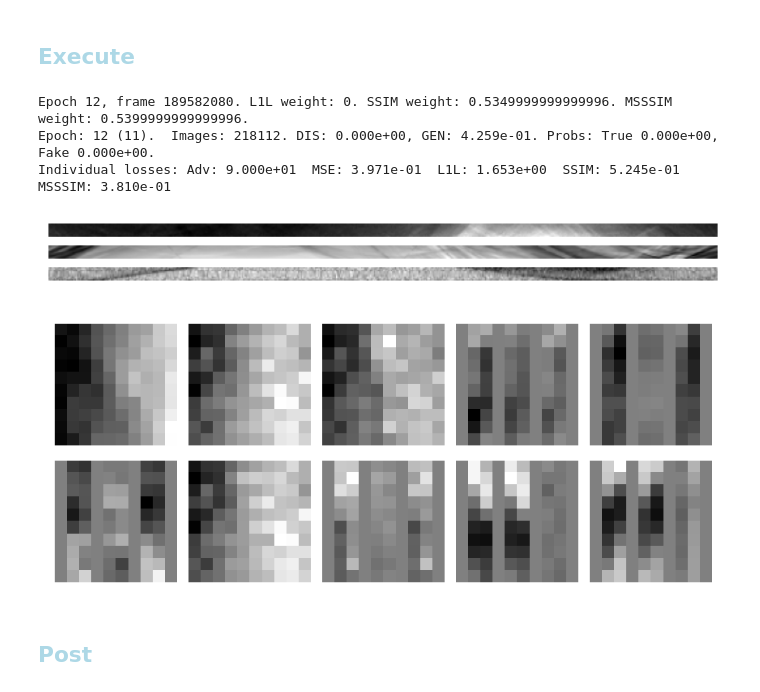
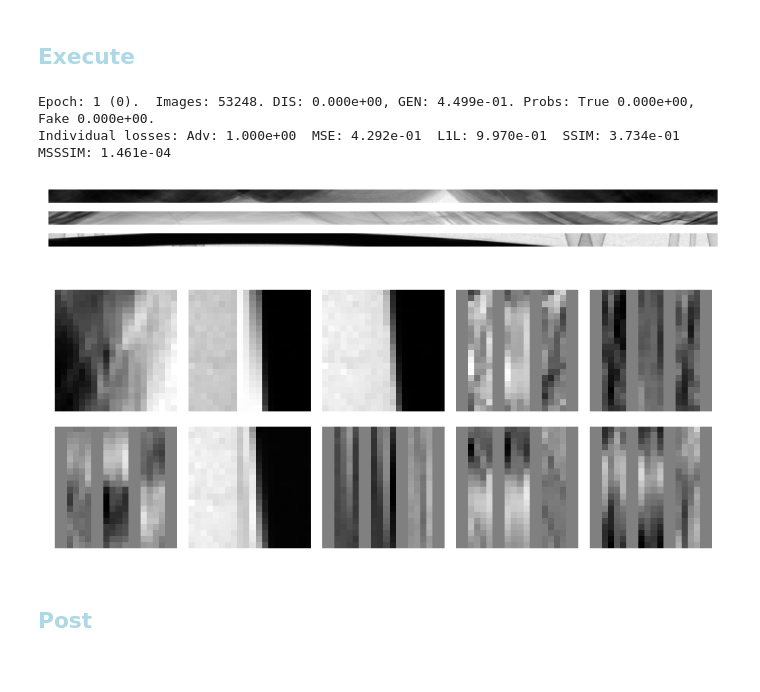
Before and after one commit to AustralianSynchrotron/sinogap, a Jupyter notebook: sinogap_dj1.ipynb, the cells around one changed output. Saved outputs shown, nothing was run; the diff lists cells and outputs as text; code cells hidden in the pictures.

```diff
--- a/sinogap_dj1.ipynb
+++ b/sinogap_dj1.ipynb
@@ -30,19 +30,19 @@ sg.plt.rcParams['axes.spines.bottom'] = False
 sg.set_seed(7)
 
 sg.TCfg = sg.TCfgClass(
-     exec = 1
+     exec = 0
     ,nofEpochs = None
     ,latentDim = 64
-    ,batchSize = 2**10
-    ,batchSplit = 2**0
+    ,batchSize = 2**8
+    ,batchSplit = 2**1
     ,labelSmoothFac = 0.1 # For Fake labels (or set to 0.0 for no smoothing).
     ,learningRateD = 1e-3
     ,learningRateG = 1e-3
     ,dataDir = 'data'
-    #,num_workers=16
 )
 
-sg.DCfg = sg.DCfgClass(2)
+sg.DCfg = sg.DCfgClass(4)
+
 os.environ["CTAS_MMAP_PATH"] = "/mnt/ssdData/"
 # %% [markdown]
 ### <font style="color:lightblue">Raw Read</font>
@@ -240,47 +371,44 @@ sg.displayImages()
 # %%
 
 
+sg.scheduler_G.gamma = 1-0.01
+def my_beforeReport(sglocals) :
+    message = ""
 
+    #message += "G" + sg.adjustScheduler(sg.scheduler_G, sg.TCfg.learningRateG, 0.01)
+    #sg.writer.add_scalars("Aux", {'LrnRate': sg.scheduler_G.get_last_lr()[0]/sg.TCfg.learningRateG}, sg.imer)
 
-def my_beforeReport(sglocals) :
+    #message += f"Amplitude {sg.generator.amplitude.item()}."
+    #with open(f"message_{sg.TCfg.exec}.txt", 'a') as file:
+    #    file.write(message + "\n")
+    #sg.writer.add_scalars("Aux", {'Amplitude': sg.generator.amplitude.item()}, sg.imer)
 
-    message = f"Epoch {sg.epoch}, frame {sg.imer}. "
+    #for metrics in ('L1L','SSIM','MSSSIM') :
+    #    sg.metrices[metrics].weight = max(0, sg.metrices[metrics].weight - 0.005)
+    #    message += f"{metrics} weight: {sg.metrices[metrics].weight}. "
+    #    sg.writer.add_scalars("Aux", {metrics: sg.metrices[metrics].weight}, sg.imer)
 
-    #message += "G" + sg.adjustScheduler(sg.scheduler_G, sg.TCfg.learningRateG, 0.1)
-
-    #sg.generator.amplitude = max(0.5, sg.generator.amplitude * 0.99)
-    #message += f"Amplitude {sg.generator.amplitude}."
-
-    for metrics in ('L1L','SSIM','MSSSIM') :
-        sg.metrices[metrics].weight = max(0, sg.metrices[metrics].weight - 0.005)
-        message += f"{metrics} weight: {sg.metrices[metrics].weight}. "
-        sg.writer.add_scalars("Aux", {metrics: sg.metrices[metrics].weight}, sg.imer)
-
-
-    with open(f"message_{sg.TCfg.exec}.txt", 'a') as file:
-        file.write(message + "\n")
     print(message)
     return
-sg.beforeReport = my_beforeReport
+#sg.beforeReport = my_beforeReport
+
 
 try :
     sg.train(savedCheckPoint)
 except :
     #del sg.dataLoader
     #del sg.testLoader
     sg.freeGPUmem()
     1/10 # to release Jupyuter memory in the next step
     sg.epoch -= 1
     raise
 
-# Canonical ; BS=2**8, LR=1e-3
-#7 L1L -> 1/1000
+# norm, BS=2**8, LR=1e-3
 # %% [output]
-Epoch 12, frame 189582080. L1L weight: 0. SSIM weight: 0.5349999999999996. MSSSIM weight: 0.5399999999999996.
-Epoch: 12 (11).  Images: 218112. DIS: 0.000e+00, GEN: 4.259e-01. Probs: True 0.000e+00, Fake 0.000e+00.
-Individual losses: Adv: 9.000e+01  MSE: 3.971e-01  L1L: 1.653e+00  SSIM: 5.245e-01  MSSSIM: 3.810e-01
+Epoch: 1 (0).  Images: 53248. DIS: 0.000e+00, GEN: 4.499e-01. Probs: True 0.000e+00, Fake 0.000e+00.
+Individual losses: Adv: 1.000e+00  MSE: 4.292e-01  L1L: 9.970e-01  SSIM: 3.734e-01  MSSSIM: 1.461e-04
-[figure, old version]
+[figure, new version]
-[figure, old version]
+[figure, new version]
 # %% [markdown]
 ## <font style="color:lightblue">Post</font>
 # %%
```
Also changed, not shown: parts of 11 cells of this notebook.
